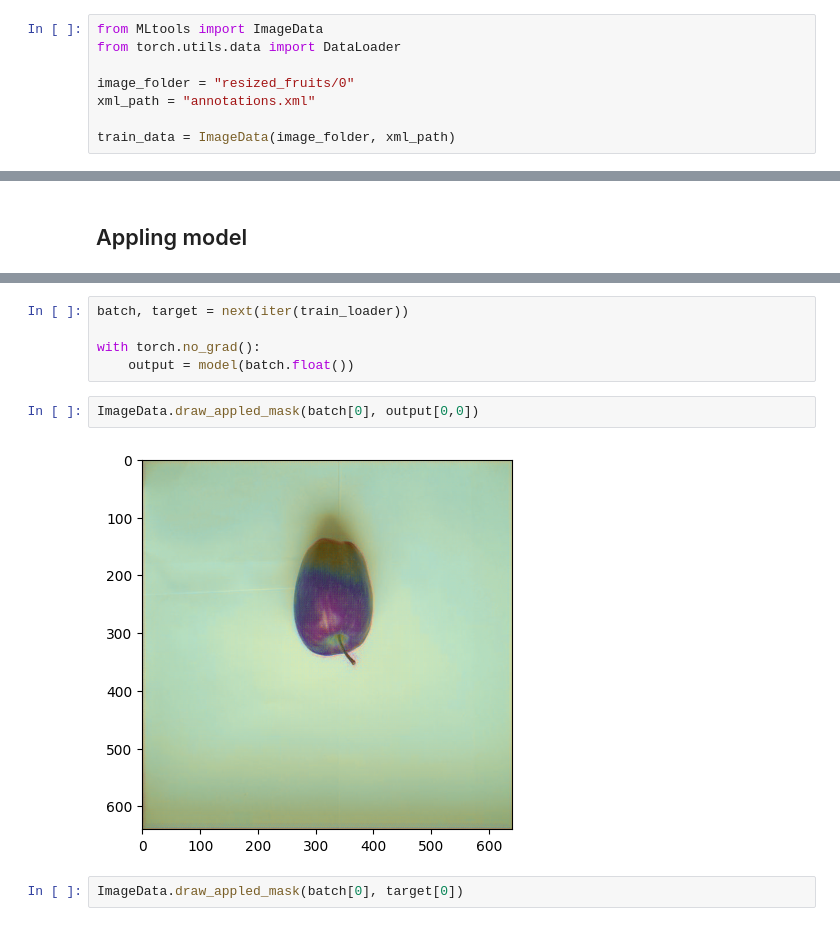
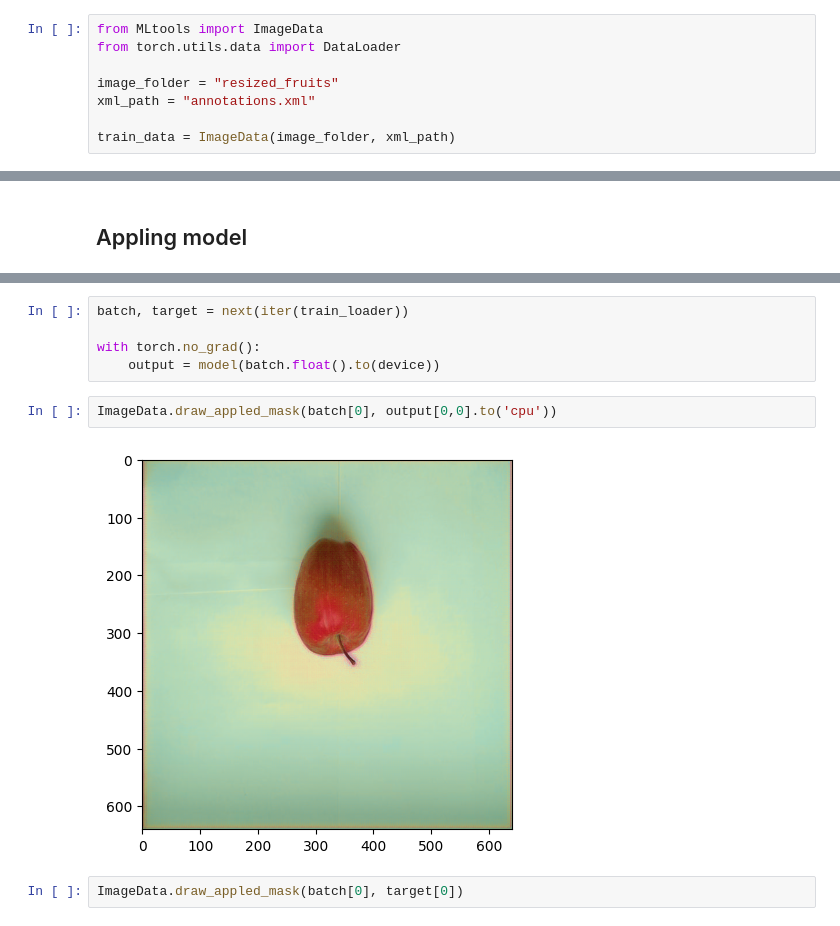
Before and after one commit to frznfrgg/fruit_detection, a Jupyter notebook: loader.ipynb, the cells around one changed output, grey strips where cells are left out. Drawn from its saved outputs; the diff is of its cells as text.

Commit message:
first model

```diff
--- a/loader.ipynb
+++ b/loader.ipynb
@@ -4,7 +4,7 @@
 from MLtools import ImageData
 from torch.utils.data import DataLoader
 
-image_folder = "resized_fruits/0"
+image_folder = "resized_fruits"
 xml_path = "annotations.xml"
 
 train_data = ImageData(image_folder, xml_path)
@@ -63,11 +67,11 @@ Estimated Total Size (MB): 1062.17
 batch, target = next(iter(train_loader))
 
 with torch.no_grad():
-    output = model(batch.float())
+    output = model(batch.float().to(device))
 # %%
-ImageData.draw_appled_mask(batch[0], output[0,0])
+ImageData.draw_appled_mask(batch[0], output[0,0].to('cpu'))
 # %% [output]
-[figure, old version]
+[figure, new version]
 # %%
 ImageData.draw_appled_mask(batch[0], target[0])
 # %% [output]
```
Also changed, not shown: parts of 9 cells of this notebook, 6 other files.
